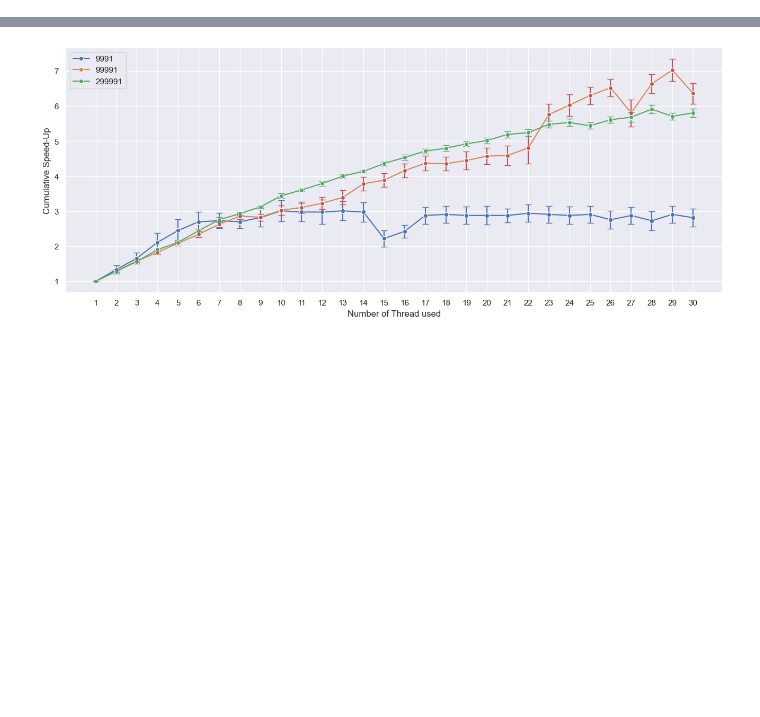
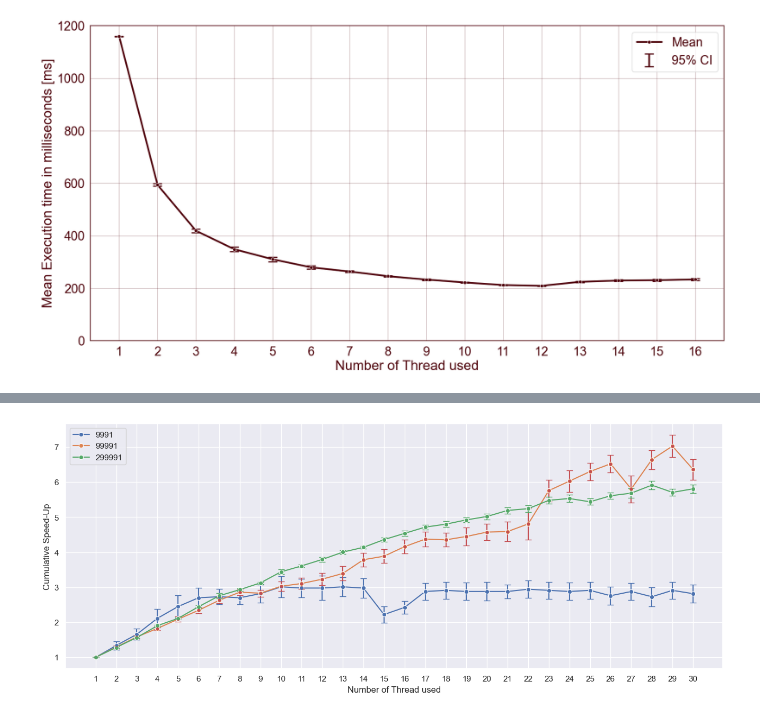
Before and after one commit to AliceOrlandini/Integer-Factorization, a Jupyter notebook: code/Python/ExecutionTime_Threads/script.ipynb, the cells around one changed output, grey strips where cells are left out. Saved outputs shown, nothing was run; the diff lists cells and outputs as text; code cells hidden in the pictures; blank space fills up the shorter version.

```diff
--- a/code/Python/ExecutionTime_Threads/script.ipynb
+++ b/code/Python/ExecutionTime_Threads/script.ipynb
@@ -57,3 +111,46 @@ plt.show()
+# %%
+#sns.set_theme(style="darkgrid")
+plt.figure(figsize=(20, 10))
+sns.set_theme(rc={'axes.facecolor':'white', 'figure.facecolor':'white'}, font_scale=2)
+plt.rcParams.update({'text.color': '#4F000B',
+                     'axes.labelcolor': '#4F000B',
+                     'xtick.color': '#4F000B',
+                     'ytick.color': '#4F000B',
+                     'axes.titlecolor': '#4F000B'})
+plt.grid(color='#4F000B', alpha=0.3)
+plt.gca().spines['bottom'].set_color('#4F000B')
+plt.gca().spines['left'].set_color('#4F000B')
+plt.gca().spines['right'].set_color('#4F000B')
+plt.gca().spines['top'].set_color('#4F000B')
+
+y_V = []
+
+ci = []
+
+thread_ticks = sorted(CSV['num_threads'].unique())
+
+for thread in range(1, max_threads+1):
+
+    y_V.append(CSV[CSV["num_threads"] == thread]["execution_time"].mean())
+    ci.append(1.96 * (CSV[CSV["num_threads"] == thread]["execution_time"].std() / math.sqrt(n)))
+
+
+plt.errorbar(x=range(1, max_threads+1), y=y_V, fmt='o', yerr=ci, markersize=1, capsize=8, label="95% CI", color='#4F000B', lw=3, capthick=2)
+
+sns.lineplot(x=range(1, max_threads+1), y=y_V, marker='o', label="Mean", color='#4F000B', lw=3)
+
+plt.xlabel('Number of Thread used')
+plt.ylabel('Mean Execution time in milliseconds [ms]')
+
+plt.ylim(0, 1200)
+
+
+plt.xticks(thread_ticks)
+
+plt.legend()
+plt.show()
+# %% [output]
+[figure, added]
 # %%
 sns.set_theme(style="darkgrid")
 plt.figure(figsize=(16, 6))
```
Also changed, not shown: parts of 8 cells of this notebook, 12 other files.
